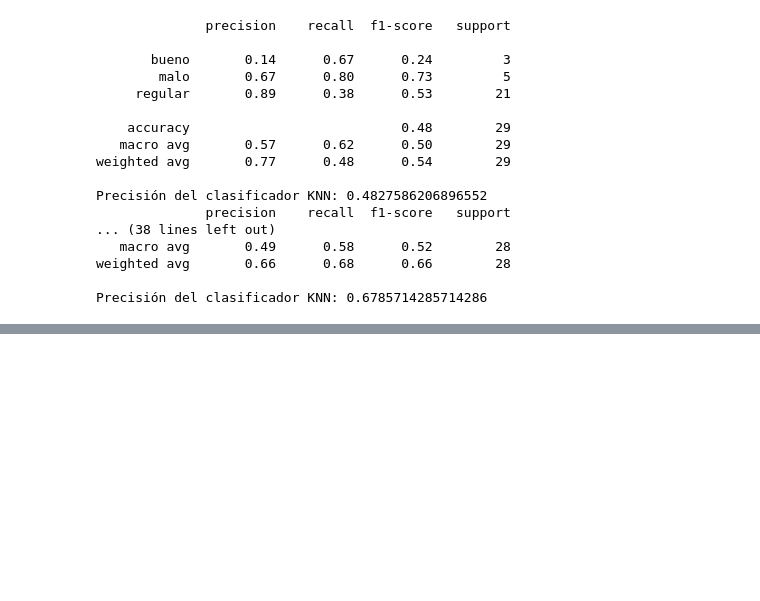
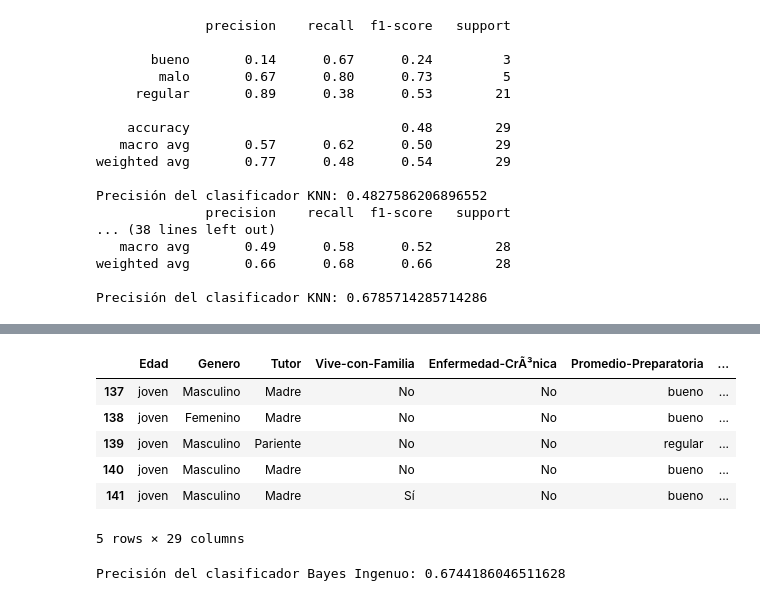
Before and after one commit to SamuelGuerrero/Reconocimiento-de-Patrones, a Jupyter notebook: Segundo Parcial/SeleccionCaracterísticas/Clasificadores.ipynb, the cells around one changed output, grey strips where cells are left out. Drawn from its saved outputs; the diff is of its cells as text; code cells hidden in the pictures; blank space fills up the shorter version.

```diff
--- a/Segundo Parcial/SeleccionCaracterísticas/Clasificadores.ipynb
+++ b/Segundo Parcial/SeleccionCaracterísticas/Clasificadores.ipynb
@@ -632,0 +932,13 @@ Precisión del clasificador Bayes Ingenuo: 0.75
+# %%
+df = pd.read_csv("ReconocimientoPerfiles.csv")
+
+df = df.drop(columns=['Unnamed: 0'])
+df.tail()
+# %% [output]
+|  | Edad | Genero | Tutor | Vive-con-Familia | Enfermedad-CrÃ³nica | Promedio-Preparatoria | ... |
+| 137 | joven | Masculino | Madre | No | No | bueno | ... |
+| 138 | joven | Femenino | Madre | No | No | bueno | ... |
+| 139 | joven | Masculino | Pariente | No | No | regular | ... |
+| 140 | joven | Masculino | Madre | No | No | bueno | ... |
+| 141 | joven | Masculino | Madre | Sí | No | bueno | ... |
+5 rows × 29 columns
@@ -632,0 +954,13 @@ Precisión del clasificador Bayes Ingenuo: 0.75
+# %%
+X_train2, X_test2, y_train2, y_test2 = train_test_split(X_encoded, y, test_size=0.3, random_state=42)
+
+nb = CategoricalNB()
+
+nb.fit(X_train2, y_train2)
+
+y_pred2 = nb.predict(X_test2)
+
+accuracy = accuracy_score(y_test2, y_pred2)
+print("Precisión del clasificador Bayes Ingenuo:", accuracy)
+# %% [output]
+Precisión del clasificador Bayes Ingenuo: 0.6744186046511628
```
Also changed, not shown: parts of 31 cells of this notebook, 10 other files.
